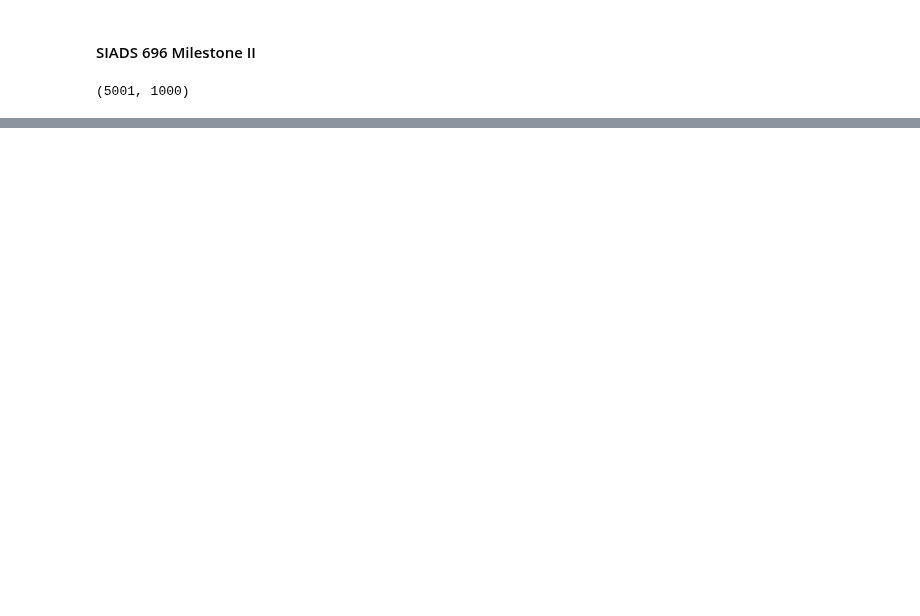
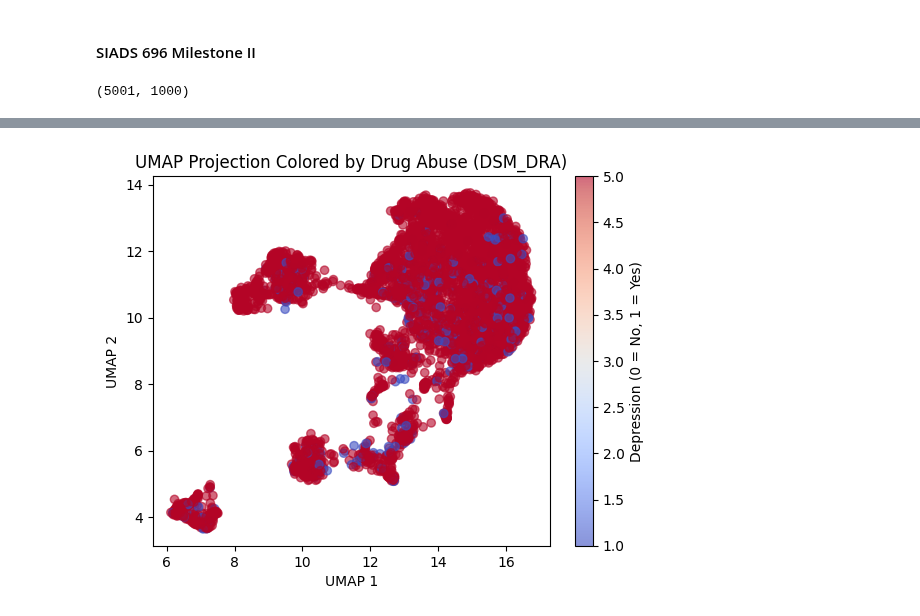
Before and after one commit to samroska/milestone-2-siads-696, a Jupyter notebook: Notebook1.ipynb, the cells around one changed output, grey strips where cells are left out. Saved outputs shown, nothing was run; the diff lists cells and outputs as text; code cells hidden in the pictures; blank space fills up the shorter version.

```diff
--- a/Notebook1.ipynb
+++ b/Notebook1.ipynb
@@ -90,0 +141,9 @@ Mean F1 score: 0.49805836775524065
+# %%
+plt.scatter(X_umap[:, 0], X_umap[:, 1], c=y, cmap='coolwarm', alpha=0.6)
+plt.title("UMAP Projection Colored by Drug Abuse (DSM_DRA)")
+plt.xlabel("UMAP 1")
+plt.ylabel("UMAP 2")
+plt.colorbar(label="Depression (0 = No, 1 = Yes)")
+plt.show()
+# %% [output]
+[figure, added]
```
Also changed, not shown: parts of 14 cells of this notebook, 2 other files.
